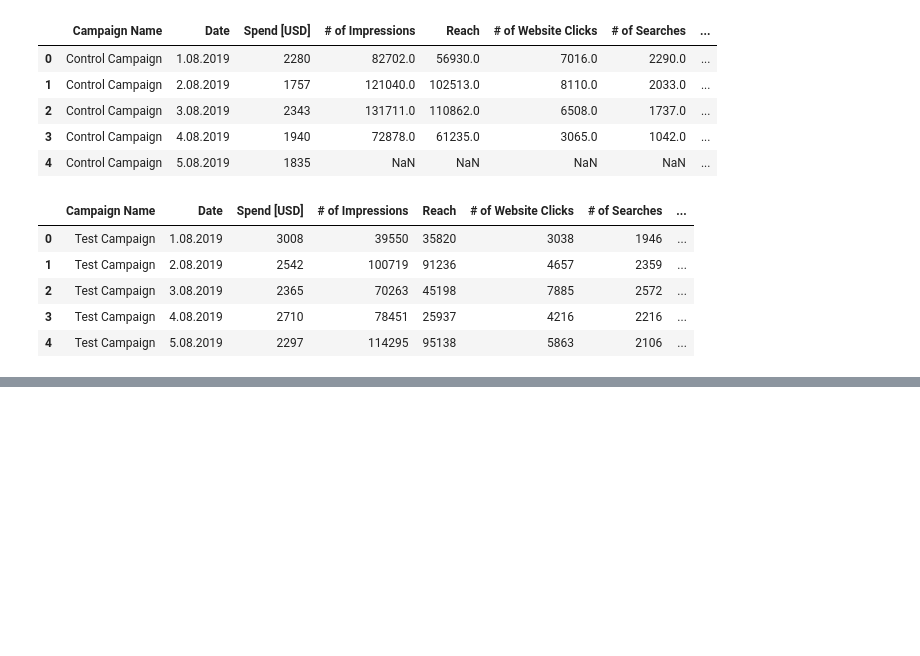
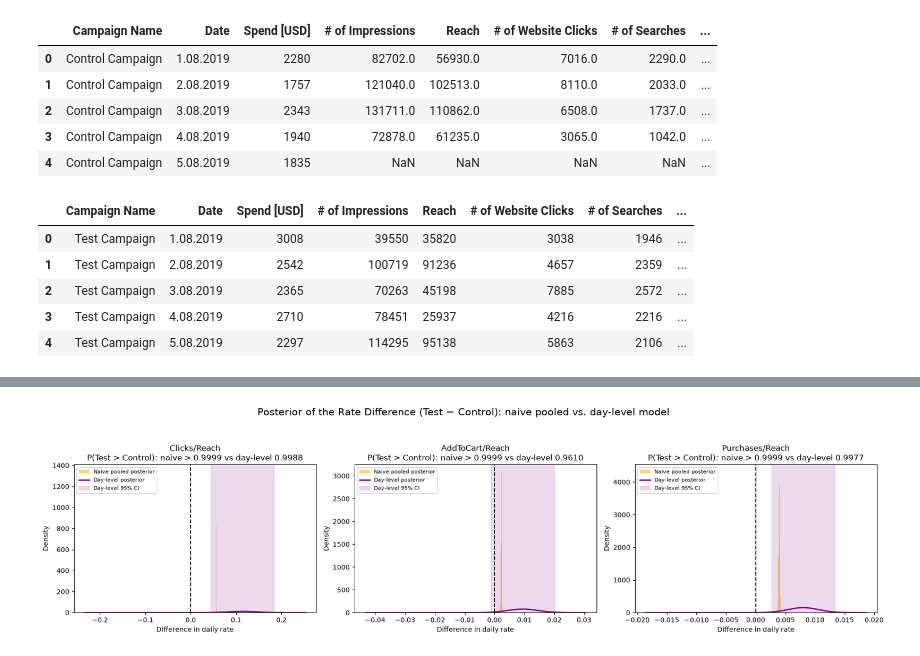
Before and after one commit to martinl5/AB-Testing, a Jupyter notebook: ab_testing.ipynb, the cells around one changed output, grey strips where cells are left out. Drawn from its saved outputs; the diff is of its cells as text; code cells hidden in the pictures; blank space fills up the shorter version.

```diff
--- a/ab_testing.ipynb
+++ b/ab_testing.ipynb
@@ -774,0 +708,19 @@ The Bayesian analysis adds important nuance to the earlier recommendation to not
+# %%
+# Overdispersion diagnostic: how does the actual day-to-day variability of the rate
+# compare with what the pooled-binomial model implies?
+print("Overdispersion factor = (empirical SE of the daily-rate mean) / (pooled binomial SE)\n")
+rows = []
+for grp_label, df in [("Control", control_group), ("Test", test_group)]:
+    reach_total = df["Reach"].sum()
+    for label, col in count_cols.items():
+        pooled_rate = df[col].sum() / reach_total
+        binomial_se = np.sqrt(pooled_rate * (1 - pooled_rate) / reach_total)
+        daily_rates = df[col] / df["Reach"]
+        empirical_se = daily_rates.std(ddof=1) / np.sqrt(len(daily_rates))
+        rows.append({
+            "Group": grp_label, "Metric": label,
+            "Binomial SE": binomial_se, "Empirical day-level SE": empirical_se,
+            "Overdispersion factor": empirical_se / binomial_se,
+        })
+overdisp = pd.DataFrame(rows).set_index(["Group", "Metric"])
+overdisp.round(6)
@@ -774,0 +797,29 @@ The Bayesian analysis adds important nuance to the earlier recommendation to not
+# %%
+# Visual: the naive pooled posterior vs. the day-level posterior of the rate difference.
+fig, axes = plt.subplots(nrows=1, ncols=3, figsize=(18, 5))
+fig.suptitle("Posterior of the Rate Difference (Test − Control): naive pooled vs. day-level model",
+             fontsize=15)
+
+for ax, label in zip(axes, rate_metrics):
+    naive = naive_results[label]
+    day = day_level_results[label]
+
+    lo = min(day["ci"][0], naive["diff_hdi"][0]) - 2 * (day["ci"][1] - day["ci"][0])
+    hi = max(day["ci"][1], naive["diff_hdi"][1]) + 0.5 * (day["ci"][1] - day["ci"][0])
+    x = np.linspace(lo, hi, 1000)
+
+    ax.hist(naive["diff_samples"], bins=120, density=True, alpha=0.5, color="orange",
+            label="Naive pooled posterior")
+    ax.plot(x, day["posterior"].pdf(x), color="purple", lw=2, label="Day-level posterior")
+    ax.axvspan(*day["ci"], alpha=0.15, color="purple", label="Day-level 95% CI")
+    ax.axvline(0, color="black", linestyle="--", lw=1.5)
+    ax.set_title(f"{label}\nP(Test > Control): naive {fmt_prob(naive['p_better'])} "
+                 f"vs day-level {fmt_prob(day['p_better'])}")
+    ax.set_xlabel("Difference in daily rate")
+    ax.set_ylabel("Density")
+    ax.legend(fontsize=8)
+
+plt.tight_layout(rect=[0, 0, 1, 0.93])
+plt.show()
+# %% [output]
+[figure, added]
```
Also changed, not shown: parts of 65 cells of this notebook, 2 other files.
